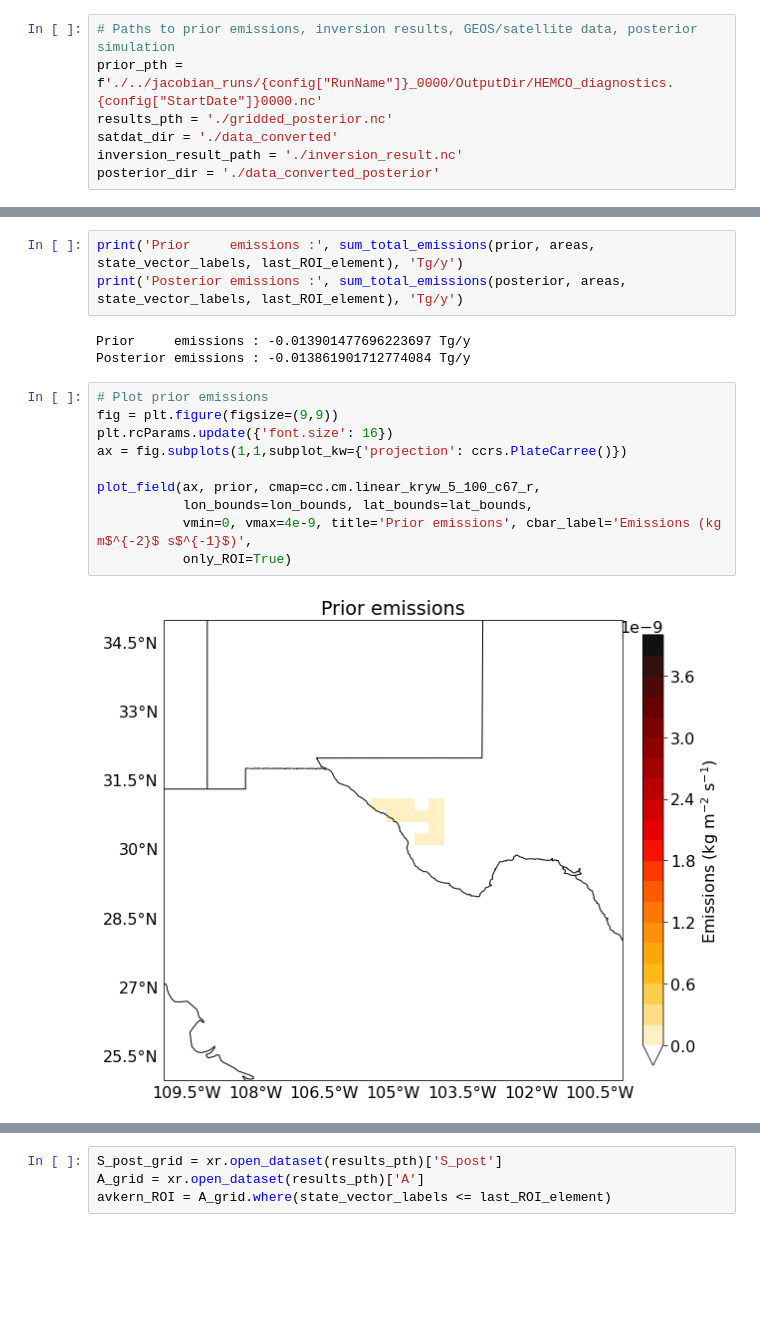
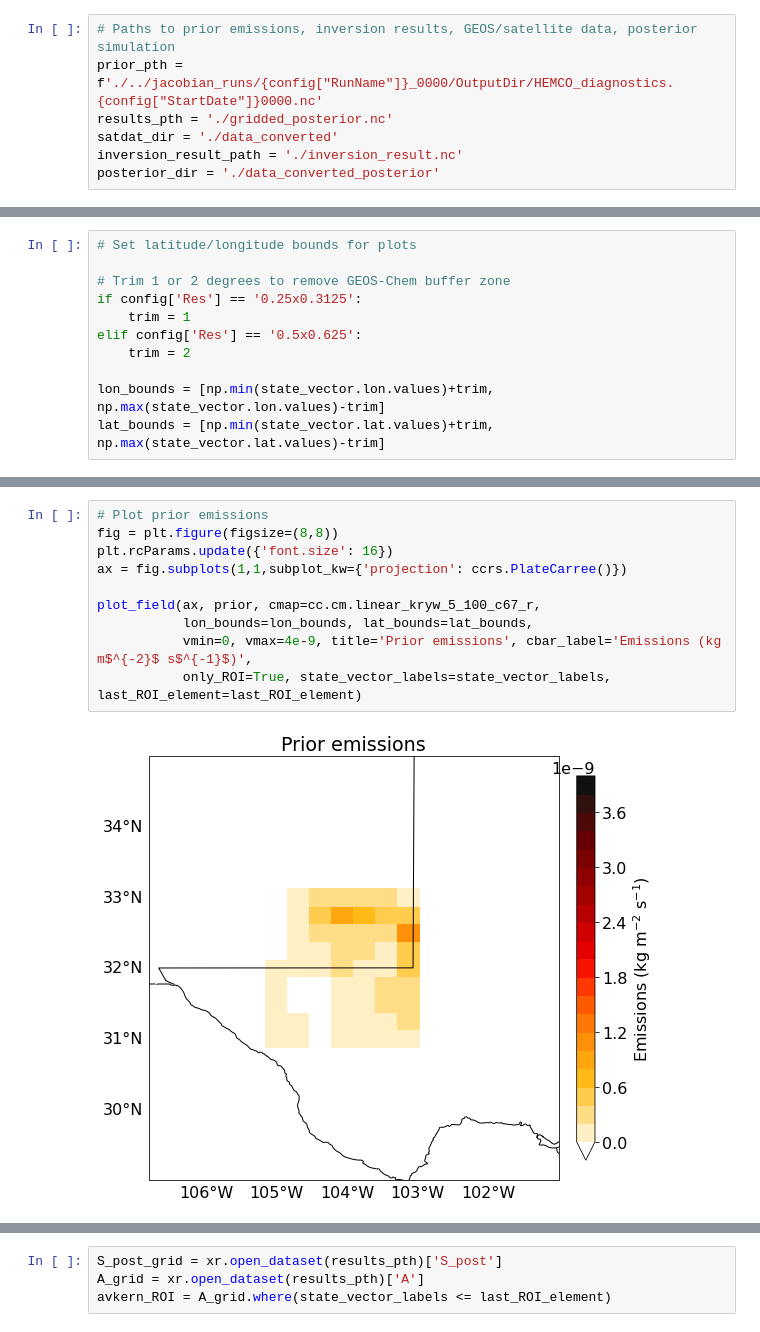
Before and after one commit to ACMG-CH4/CH4_TROPOMI_INV, a Jupyter notebook: visualization_notebook.ipynb, the cells around one changed output, grey strips where cells are left out. Cells and saved outputs as stored; diff of their text form; blank space fills up the shorter version.

Commit message:
update vis and statevector notebooks

```diff
--- a/visualization_notebook.ipynb
+++ b/visualization_notebook.ipynb
@@ -197,0 +55,11 @@ mask = (state_vector_labels <= last_ROI_element)
+# %%
+# Set latitude/longitude bounds for plots
+
+# Trim 1 or 2 degrees to remove GEOS-Chem buffer zone
+if config['Res'] == '0.25x0.3125':
+    trim = 1
+elif config['Res'] == '0.5x0.625':
+    trim = 2
+
+lon_bounds = [np.min(state_vector.lon.values)+trim, np.max(state_vector.lon.values)-trim]
+lat_bounds = [np.min(state_vector.lat.values)+trim, np.max(state_vector.lat.values)-trim]
@@ -216,20 +108,14 @@ areas = calculate_gridcell_areas(state_vector, mask, dlat, dlon)
-# %%
-print('Prior     emissions :', sum_total_emissions(prior, areas, state_vector_labels, last_ROI_element), 'Tg/y')
-print('Posterior emissions :', sum_total_emissions(posterior, areas, state_vector_labels, last_ROI_element), 'Tg/y')
-# %% [output]
-Prior     emissions : -0.013901477696223697 Tg/y
-Posterior emissions : -0.013861901712774084 Tg/y
 # %%
 # Plot prior emissions
-fig = plt.figure(figsize=(9,9))
+fig = plt.figure(figsize=(8,8))
 plt.rcParams.update({'font.size': 16})
 ax = fig.subplots(1,1,subplot_kw={'projection': ccrs.PlateCarree()})
 
 plot_field(ax, prior, cmap=cc.cm.linear_kryw_5_100_c67_r,
            lon_bounds=lon_bounds, lat_bounds=lat_bounds,
            vmin=0, vmax=4e-9, title='Prior emissions', cbar_label='Emissions (kg m$^{-2}$ s$^{-1}$)',
-           only_ROI=True)
+           only_ROI=True, state_vector_labels=state_vector_labels, last_ROI_element=last_ROI_element)
 # %% [output]
-[figure, old version]
+[figure, new version]
 # %%
 # Plot posterior emissions
```
Also changed, not shown: parts of 52 cells of this notebook, 1 other file.
